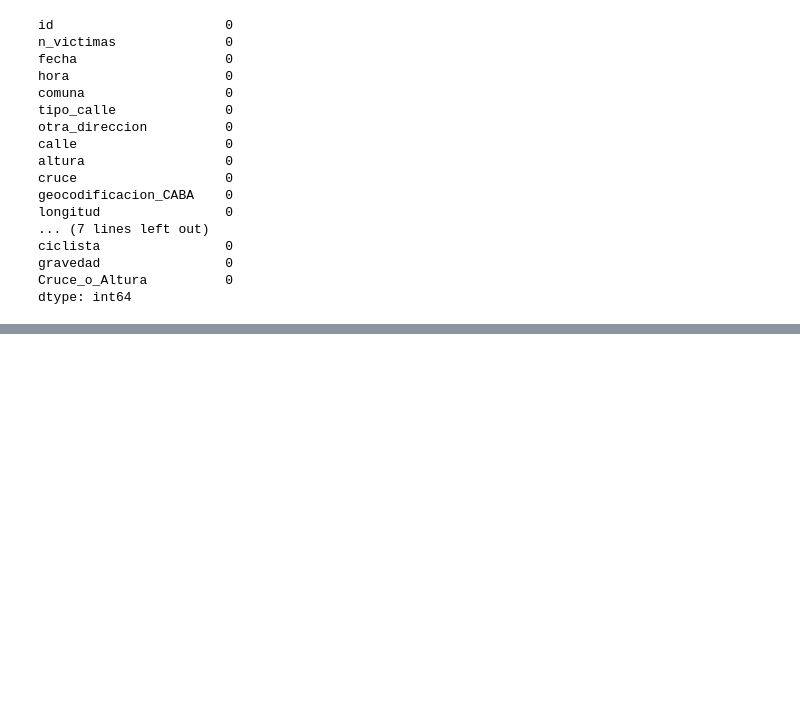
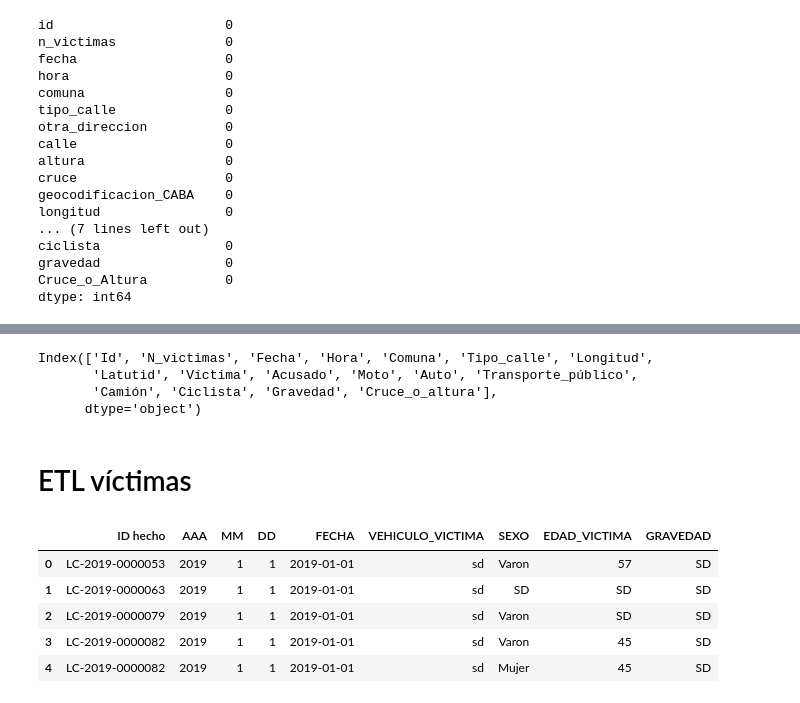
Before and after one commit to JUrielCerecero/Proyecto-Indiviudal-de-Data-Analytics-Siniestro-viales, a Jupyter notebook: ETL.ipynb, the cells around one changed output, grey strips where cells are left out. Cells and saved outputs as stored; diff of their text form; code cells hidden in the pictures; blank space fills up the shorter version.

```diff
--- a/ETL.ipynb
+++ b/ETL.ipynb
@@ -574,3 +579,21 @@ dfhechos2.head()
 | 2 | LC-2019-0000063 | 1 | 2019-01-01 00:00:00 | 02:00:00 | 8 | CALLE | -58.468335 | -34.677556 | SD | SD | ... |
 | 3 | LC-2019-0000079 | 1 | 2019-01-01 00:00:00 | 02:30:00 | 7 | CALLE | -58.437425 | -34.647349 | PEATON | SD | ... |
 | 4 | LC-2019-0000082 | 4 | 2019-01-01 00:00:00 | 04:30:00 | 3 | AVENIDA | -58.398225 | -34.604579 | AUTO | SD | ... |
+# %%
+#cambiamos los nombres de las columnas, a formato de primer letra mayúscula y corregimos ortografía en donde requiere acento
+cols=['acusado','moto','auto','transporte_publico','camion','ciclista','gravedad']
+for a in cols:
+    dfhechos2[a]=dfhechos2[a].map({'SD':'0','x':'1'})
+for a in ['victima','Cruce_o_Altura','tipo_calle']:
+    dfhechos2[a]=dfhechos2[a].str.capitalize()
+dfhechos2.rename(columns={'camion':'Camión','transporte_publico':'Transporte_público','n_vcitimas':'No_víctimas','victima':'Víctima'},inplace=True)
+cols={}
+for a in dfhechos2.columns:
+    cols[a]=a.capitalize()
+dfhechos2.rename(columns=cols,inplace=True)
+dfhechos2.columns
+# %% [output]
+Index(['Id', 'N_victimas', 'Fecha', 'Hora', 'Comuna', 'Tipo_calle', 'Longitud',
+       'Latutid', 'Víctima', 'Acusado', 'Moto', 'Auto', 'Transporte_público',
+       'Camión', 'Ciclista', 'Gravedad', 'Cruce_o_altura'],
+      dtype='object')
@@ -576,0 +602,12 @@ dfhechos2.head()
+# %% [markdown]
+# ETL víctimas
+# %%
+dfvictimas2=lesiones['VICTIMAS']
+dfvictimas2.head()
+# %% [output]
+|  | ID hecho | AAA | MM | DD | FECHA | VEHICULO_VICTIMA | SEXO | EDAD_VICTIMA | GRAVEDAD |
+| 0 | LC-2019-0000053 | 2019 | 1 | 1 | 2019-01-01 | sd | Varon | 57 | SD |
+| 1 | LC-2019-0000063 | 2019 | 1 | 1 | 2019-01-01 | sd | SD | SD | SD |
+| 2 | LC-2019-0000079 | 2019 | 1 | 1 | 2019-01-01 | sd | Varon | SD | SD |
+| 3 | LC-2019-0000082 | 2019 | 1 | 1 | 2019-01-01 | sd | Varon | 45 | SD |
+| 4 | LC-2019-0000082 | 2019 | 1 | 1 | 2019-01-01 | sd | Mujer | 45 | SD |
```
Also changed, not shown: parts of 17 cells of this notebook, 6 other files.
